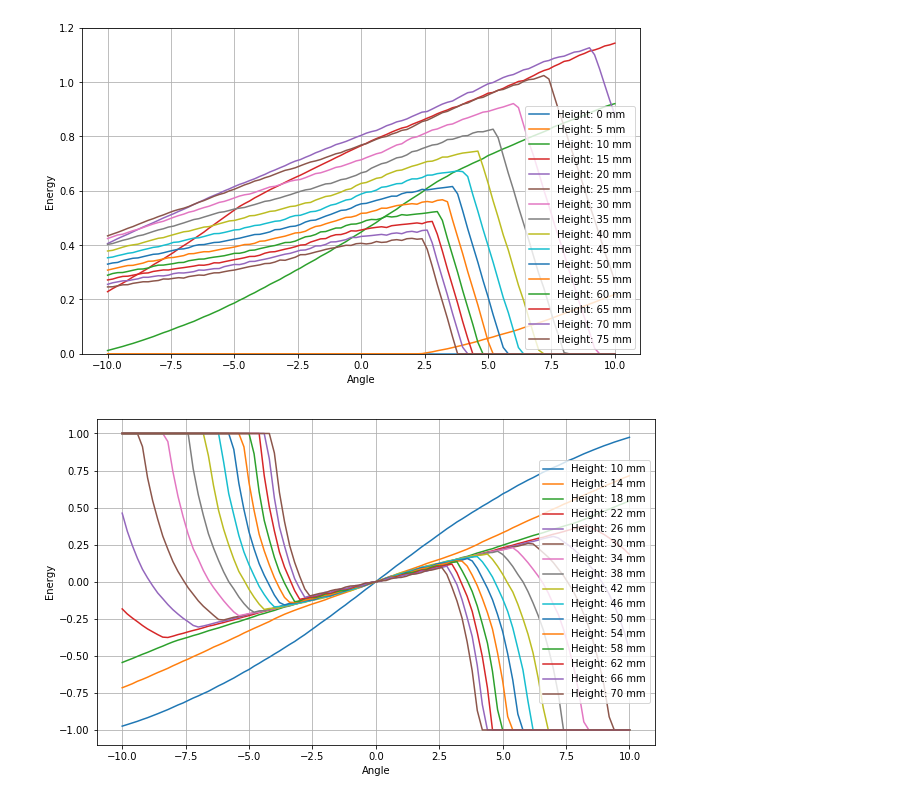
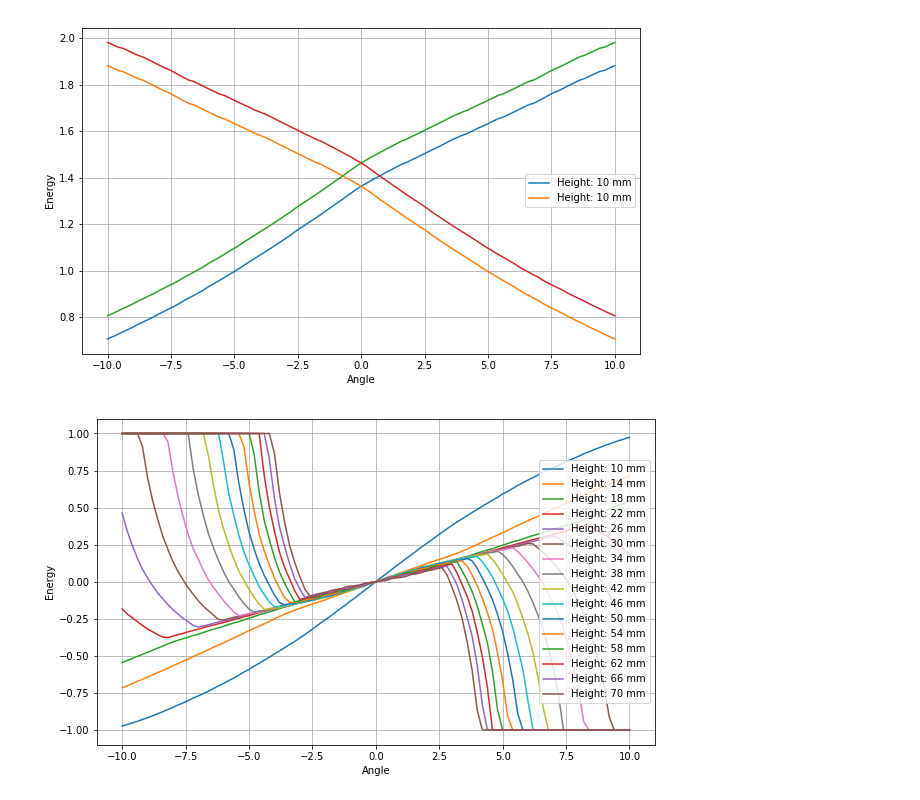
Before and after one commit to Ir0nDru/Scripts, a Jupyter notebook: Modelling/Tuv.ipynb, the cells around one changed output. Saved outputs shown, nothing was run; the diff lists cells and outputs as text; code cells hidden in the pictures.

```diff
--- a/Modelling/Tuv.ipynb
+++ b/Modelling/Tuv.ipynb
@@ -165,26 +163,28 @@ plot.show()
 # %%
 #Angle VS Energy by height
-width = 10
-heights = [0 + i*5 for i in range(16)]
+width = 8
+heights = [0 + 10 for i in range(2)]
 legend = []
 channels = []
+k=0
 plot.figure(figsize=(10, 6))
 for max_height in heights:
     height_sweep = [(max_height * np.cos(np.radians(a)), a) for a in alphas]
-    energies = [count_hitting_energy(s[0], width, photo_width, s[1], led_rays, energy) for s in height_sweep]
+    energies = [count_hitting_energy(s[0], width, photo_width, s[1], led_rays, energy)+k+0.5 for s in height_sweep]
     energies_2 = energies[::-1]
     channels.append((energies, energies_2))
     legend.append("Height: "+ str(max_height) +" mm")
     plot.plot(alphas, energies)
-    #plot.plot(alphas, energies_2)
+    plot.plot(alphas, energies_2)
+    k+=0.10
 plot.legend(legend, loc="best")
 plot.xlabel("Angle")
 plot.ylabel("Energy")
 plot.grid()
-plot.ylim(bottom=0)
+#plot.ylim(bottom=0)
 plot.show()
 # %% [output]
-[figure, old version]
+[figure, new version]
 # %%
 #different channels calculations
 def summarize(list_of_2):
```
Also changed, not shown: parts of 3 cells of this notebook.
